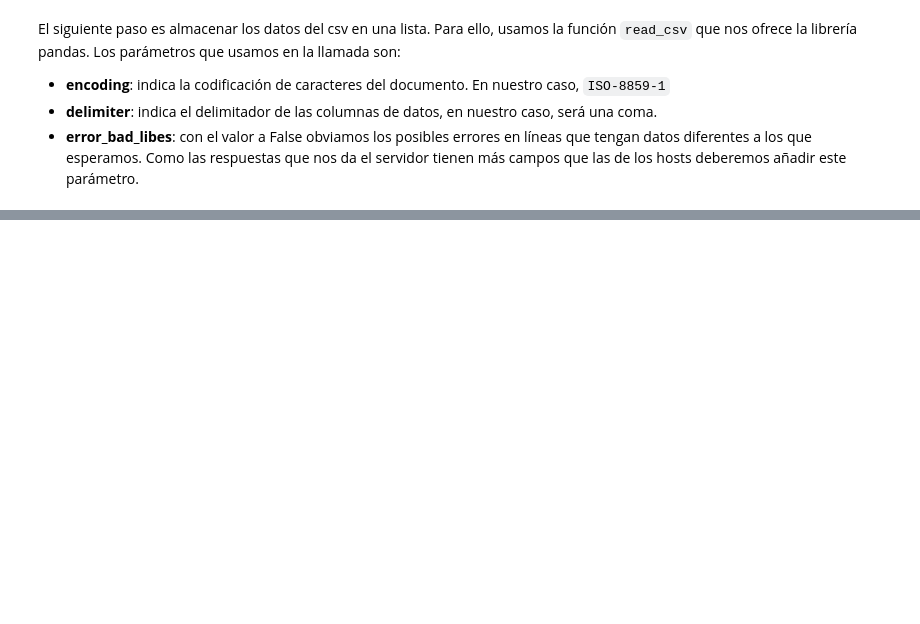
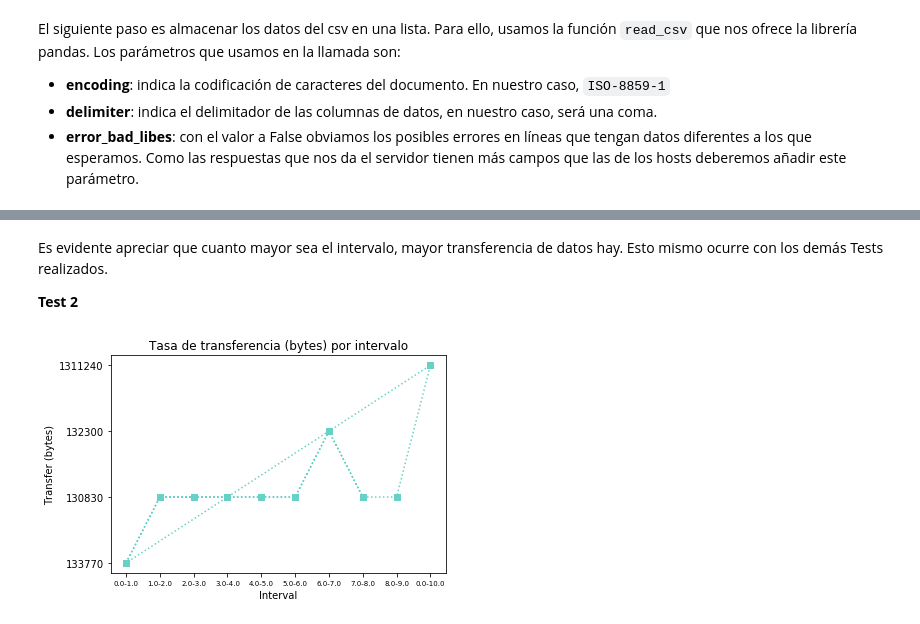
Before and after one commit to SergioFdezRc/MUII_G2_FamilyLock-TPC_Stages, a Jupyter notebook: Small Stage.ipynb, the cells around one changed output, grey strips where cells are left out. Cells and saved outputs as stored; diff of their text form; code cells hidden in the pictures; blank space fills up the shorter version.

```diff
--- a/Small Stage.ipynb
+++ b/Small Stage.ipynb
@@ -295,0 +326,14 @@ plt.show()
+# %% [markdown]
+Es evidente apreciar que cuanto mayor sea el intervalo, mayor transferencia de datos hay. Esto mismo ocurre con los demás Tests realizados.
+
+**Test 2**
+# %%
+plt.plot(intervals_test2, transfer_test2, 's',
+        color="#68D1C5", linestyle=":")
+
+plt.title("Tasa de transferencia (bytes) por intervalo")
+plt.ylabel("Transfer (bytes)")
+plt.xlabel("Interval")
+plt.show()
+# %% [output]
+[figure, added]
```
Also changed, not shown: parts of 75 cells of this notebook, 4 other files.
